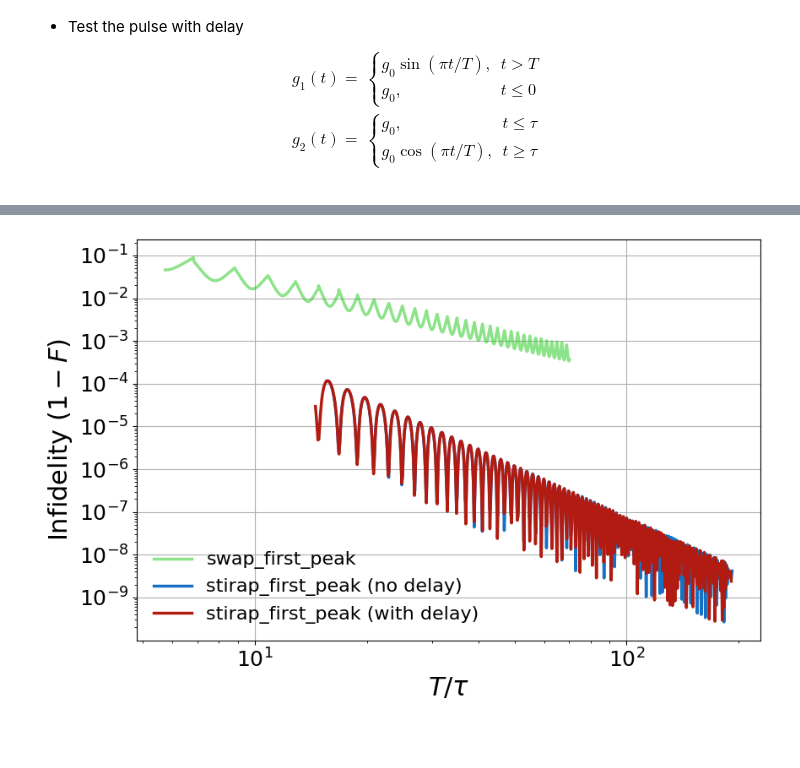
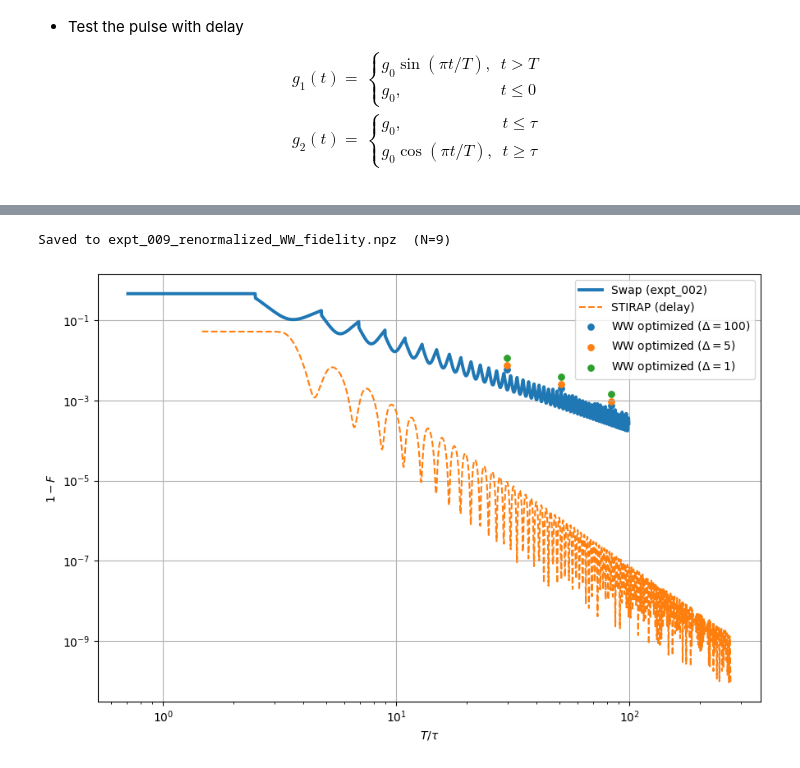
Before and after one commit to Taitoos2/non_markovian_qubit_swap, a Jupyter notebook: Idea_3.ipynb, the cells around one changed output, grey strips where cells are left out. Drawn from its saved outputs; the diff is of its cells as text; code cells hidden in the pictures; blank space fills up the shorter version.

```diff
--- a/Idea_3.ipynb
+++ b/Idea_3.ipynb
@@ -158,13 +132,16 @@ plot_expt_002_and_008(
+# %%
+from expt_sets import expt_009_renormalized_WW_fidelity
+
+expt_009_renormalized_WW_fidelity(idx_gamma=(400, 600, 800), n_jobs=-1)
+# %% [output]
+Saved to expt_009_renormalized_WW_fidelity.npz  (N=9)
 # %%
-from expt_sets import plot_optimal_TF
+from expt_sets import plot_IF_vs_T
 
-plot_optimal_TF(
+plot_IF_vs_T(
     data0="expt_002_cache.npz",
     data1="expt_008_cache11.npz",
-    data2="expt_008_cache2.npz",
-    data3="expt_008_cache3.npz",
-    data4="expt_008_cache4.npz",
-    tau=1.0,
+    ww_data="expt_009_renormalized_WW_fidelity.npz",
 )
 # %% [output]
-[figure, old version]
+[figure, new version]
```
Also changed, not shown: parts of 14 cells of this notebook, 5 other files.
